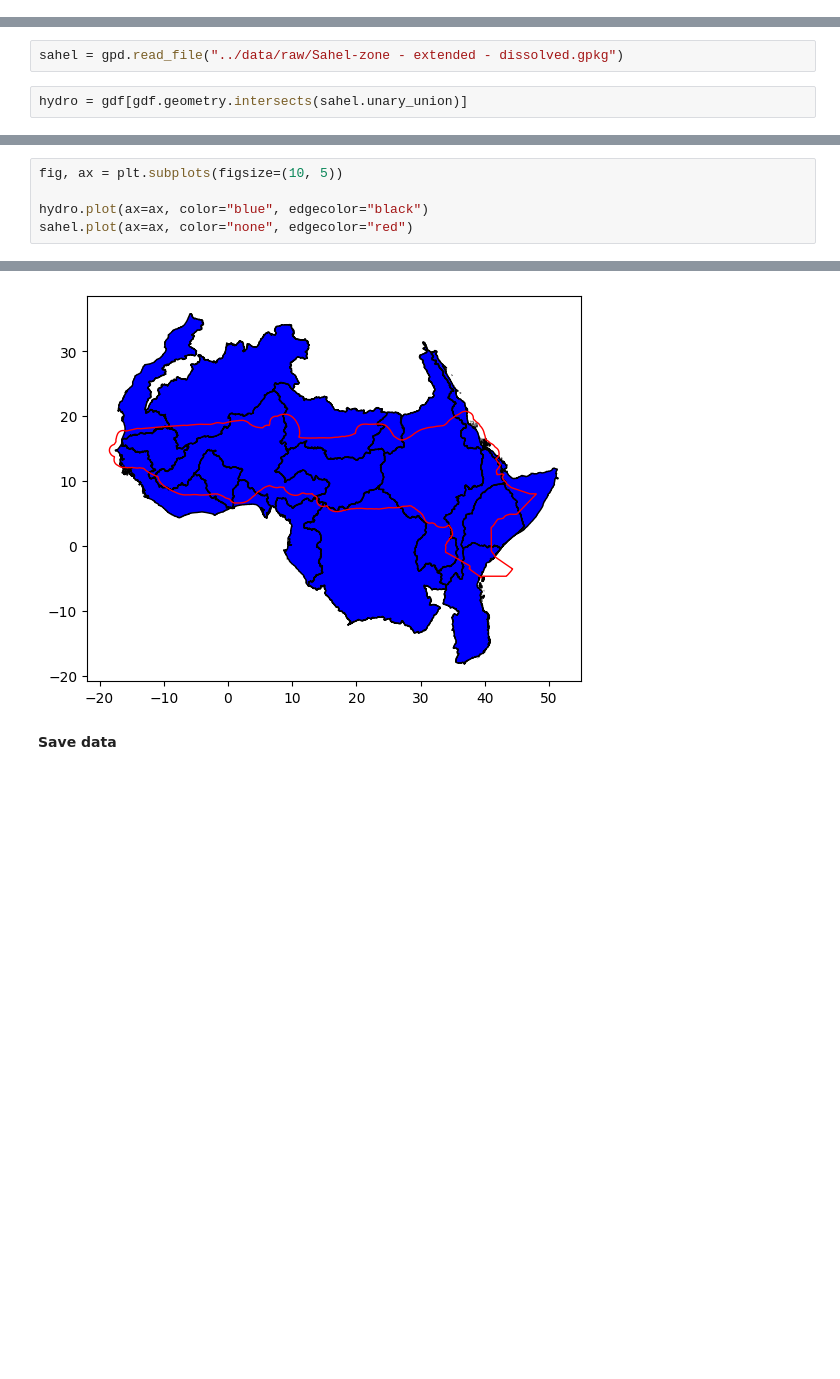
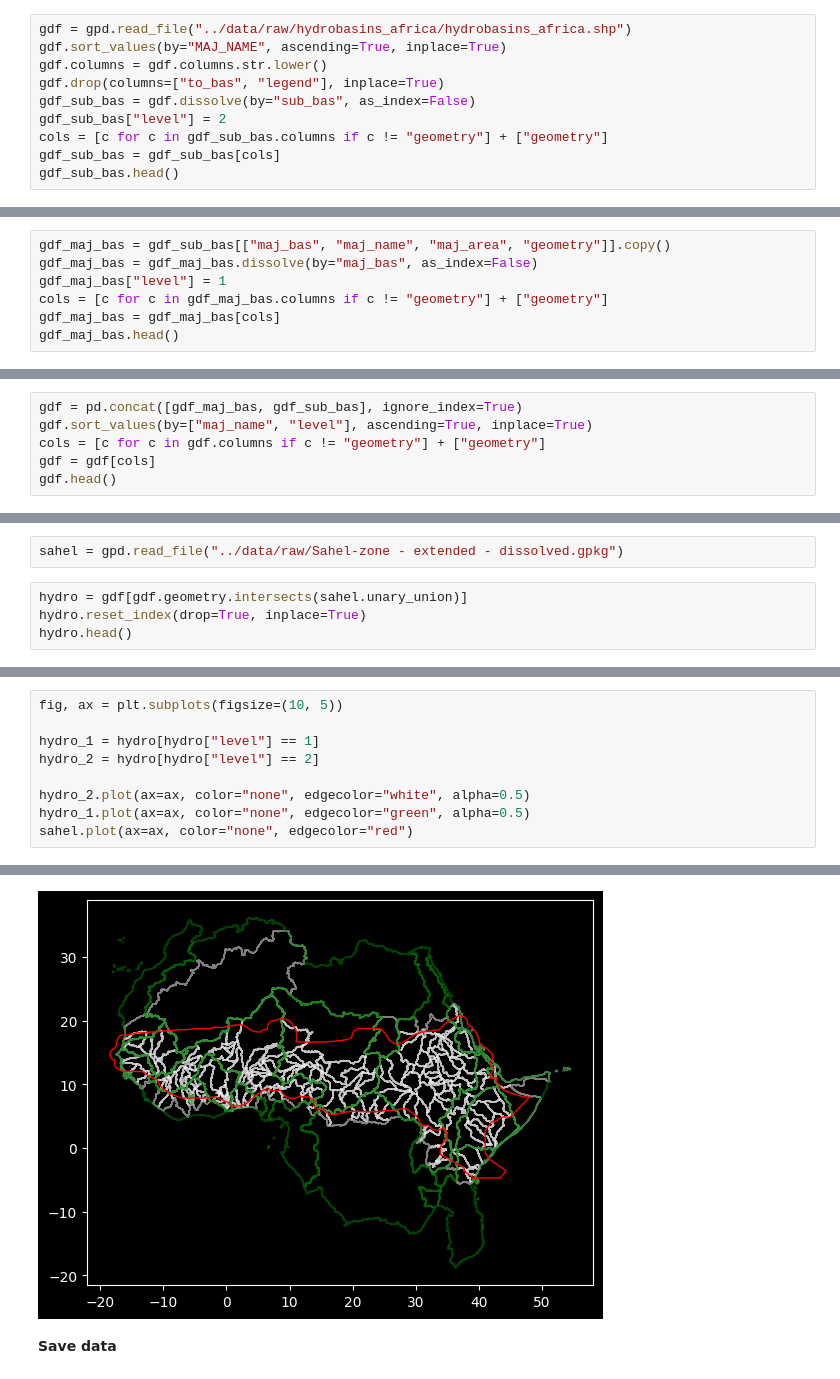
Before and after one commit to wetlands-international/wetlands-atlas, a Jupyter notebook: data-processing/notebooks/01_download_data.ipynb, the cells around one changed output, grey strips where cells are left out. Cells and saved outputs as stored; diff of their text form; blank space fills up the shorter version.

Commit message:
Data/update hydrobasins (#35)
* Fix Tha Gambia ISO

* Fix Tha Gambia ISO

* Upload data to s3

* upload file to s3

```diff
--- a/data-processing/notebooks/01_download_data.ipynb
+++ b/data-processing/notebooks/01_download_data.ipynb
@@ -130,0 +162,10 @@ gdf.plot()
+# %%
+gdf = gpd.read_file("../data/raw/hydrobasins_africa/hydrobasins_africa.shp")
+gdf.sort_values(by="MAJ_NAME", ascending=True, inplace=True)
+gdf.columns = gdf.columns.str.lower()
+gdf.drop(columns=["to_bas", "legend"], inplace=True)
+gdf_sub_bas = gdf.dissolve(by="sub_bas", as_index=False)
+gdf_sub_bas["level"] = 2
+cols = [c for c in gdf_sub_bas.columns if c != "geometry"] + ["geometry"]
+gdf_sub_bas = gdf_sub_bas[cols]
+gdf_sub_bas.head()
@@ -132,0 +184,7 @@ gdf.plot()
+# %%
+gdf_maj_bas = gdf_sub_bas[["maj_bas", "maj_name", "maj_area", "geometry"]].copy()
+gdf_maj_bas = gdf_maj_bas.dissolve(by="maj_bas", as_index=False)
+gdf_maj_bas["level"] = 1
+cols = [c for c in gdf_maj_bas.columns if c != "geometry"] + ["geometry"]
+gdf_maj_bas = gdf_maj_bas[cols]
+gdf_maj_bas.head()
@@ -132,0 +200,6 @@ gdf.plot()
+# %%
+gdf = pd.concat([gdf_maj_bas, gdf_sub_bas], ignore_index=True)
+gdf.sort_values(by=["maj_name", "level"], ascending=True, inplace=True)
+cols = [c for c in gdf.columns if c != "geometry"] + ["geometry"]
+gdf = gdf[cols]
+gdf.head()
@@ -134,3 +216,5 @@ gdf.plot()
 sahel = gpd.read_file("../data/raw/Sahel-zone - extended - dissolved.gpkg")
 # %%
 hydro = gdf[gdf.geometry.intersects(sahel.unary_union)]
+hydro.reset_index(drop=True, inplace=True)
+hydro.head()
@@ -137,11 +228,15 @@ hydro = gdf[gdf.geometry.intersects(sahel.unary_union)]
 # %%
 fig, ax = plt.subplots(figsize=(10, 5))
 
-hydro.plot(ax=ax, color="blue", edgecolor="black")
+hydro_1 = hydro[hydro["level"] == 1]
+hydro_2 = hydro[hydro["level"] == 2]
+
+hydro_2.plot(ax=ax, color="none", edgecolor="white", alpha=0.5)
+hydro_1.plot(ax=ax, color="none", edgecolor="green", alpha=0.5)
 sahel.plot(ax=ax, color="none", edgecolor="red")
 # %% [output]
 <Axes: >
-[figure, old version]
+[figure, new version]
 # %% [markdown]
 **Save data**
 # %%
```
Also changed, not shown: parts of 25 cells of this notebook.
